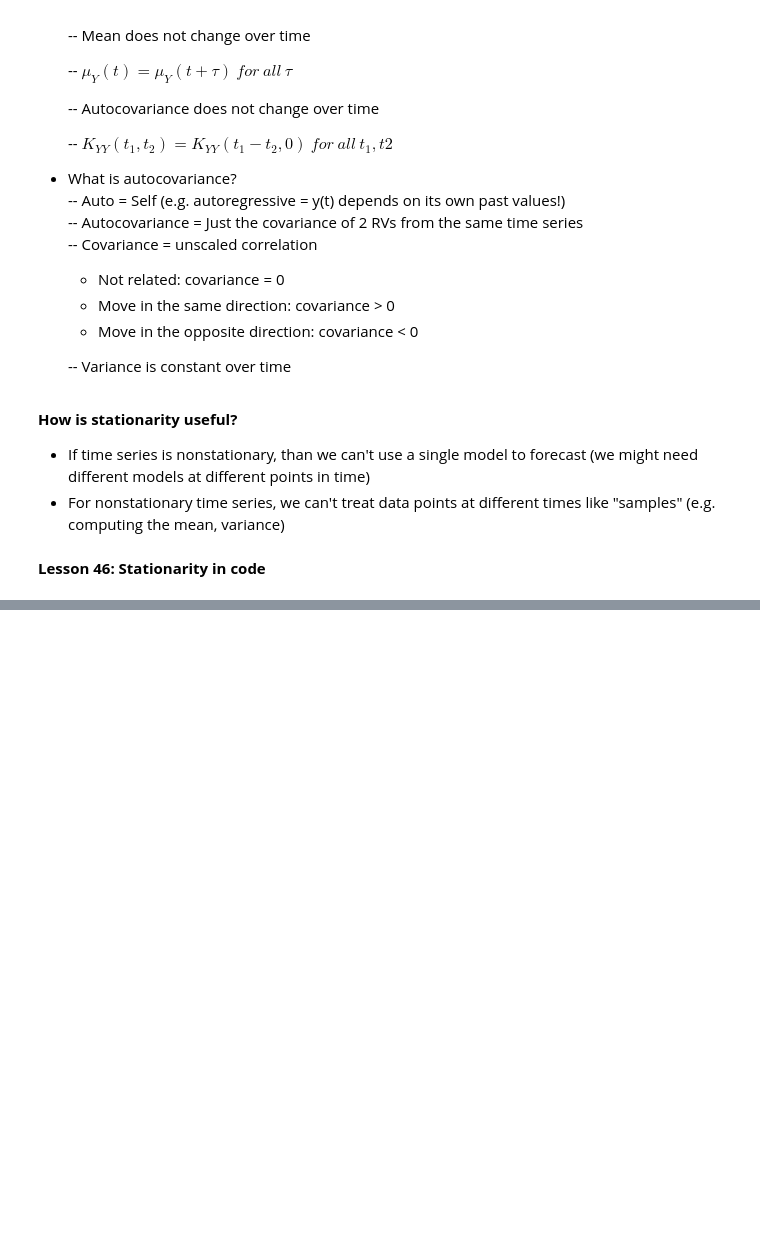
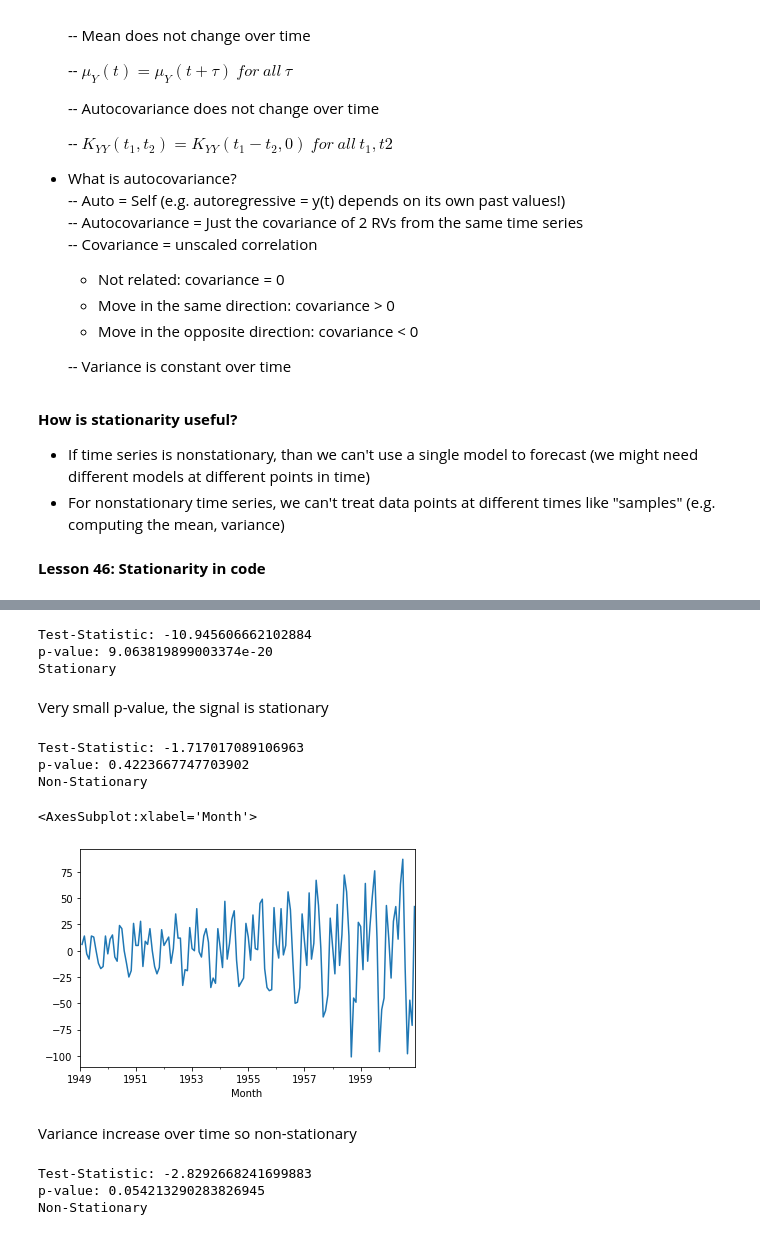
Before and after one commit to unpatel1/Time_Series_Analysis_Forecasting_ML, a Jupyter notebook: Section_5/Section_5_ARIMA.ipynb, the cells around one changed output, grey strips where cells are left out. Saved outputs shown, nothing was run; the diff lists cells and outputs as text; code cells hidden in the pictures; blank space fills up the shorter version.

```diff
--- a/Section_5/Section_5_ARIMA.ipynb
+++ b/Section_5/Section_5_ARIMA.ipynb
@@ -391,0 +401,2 @@ We received the best result from ARIMA(12,1,0) with log data.
+# %%
+df = pd.read_csv('airline_passengers.csv', index_col = 'Month', parse_dates = True)
@@ -391,0 +474,34 @@ We received the best result from ARIMA(12,1,0) with log data.
+# %%
+# Trying on more exotic distribution such as gamma distribution
+# signal is strong and stationary because the distribution does not change over time
+adf(np.random.gamma(1,1,100))
+# %% [output]
+Test-Statistic: -10.945606662102884
+p-value: 9.063819899003374e-20
+Stationary
+# %% [markdown]
+Very small p-value, the signal is stationary
+# %%
+# log of the passemger column
+df['LogPassengers'] = np.log(df['Passengers'])
+# %%
+adf(df['LogPassengers'])
+# %% [output]
+Test-Statistic: -1.717017089106963
+p-value: 0.4223667747703902
+Non-Stationary
+# %%
+df['Diff'] = df['Passengers'].diff()
+# %%
+df['Diff'].plot()
+# %% [output]
+<AxesSubplot:xlabel='Month'>
+[figure, added]
+# %% [markdown]
+Variance increase over time so non-stationary
+# %%
+adf(df['Diff'].dropna())
+# %% [output]
+Test-Statistic: -2.8292668241699883
+p-value: 0.054213290283826945
+Non-Stationary
```
Also changed, not shown: parts of 20 cells of this notebook, 2 other files.
